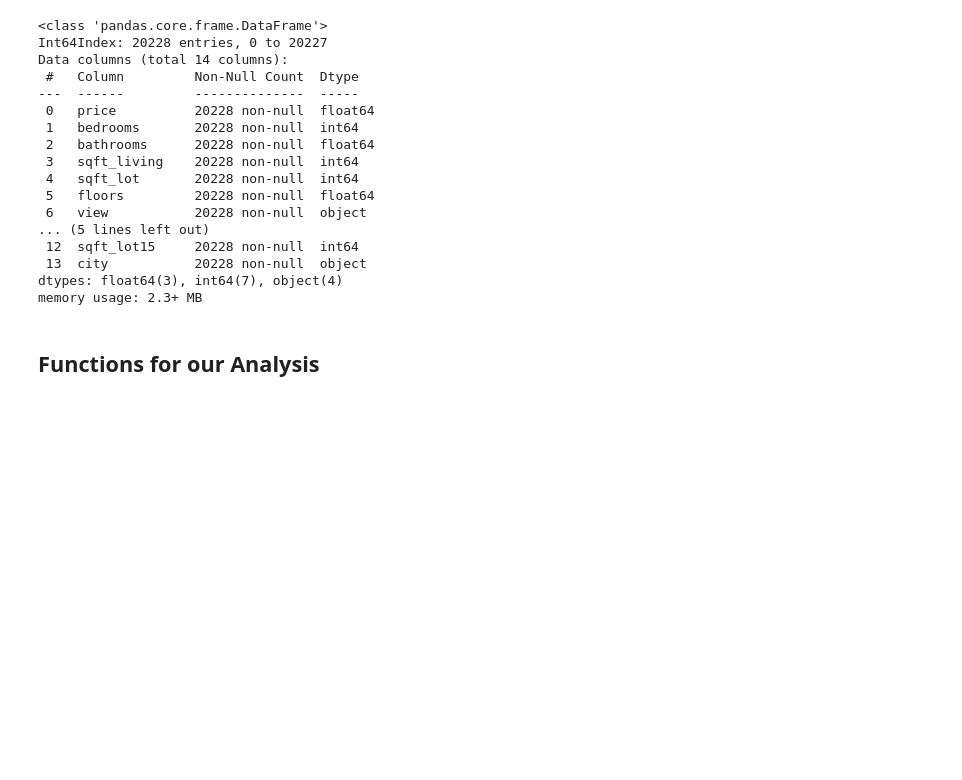
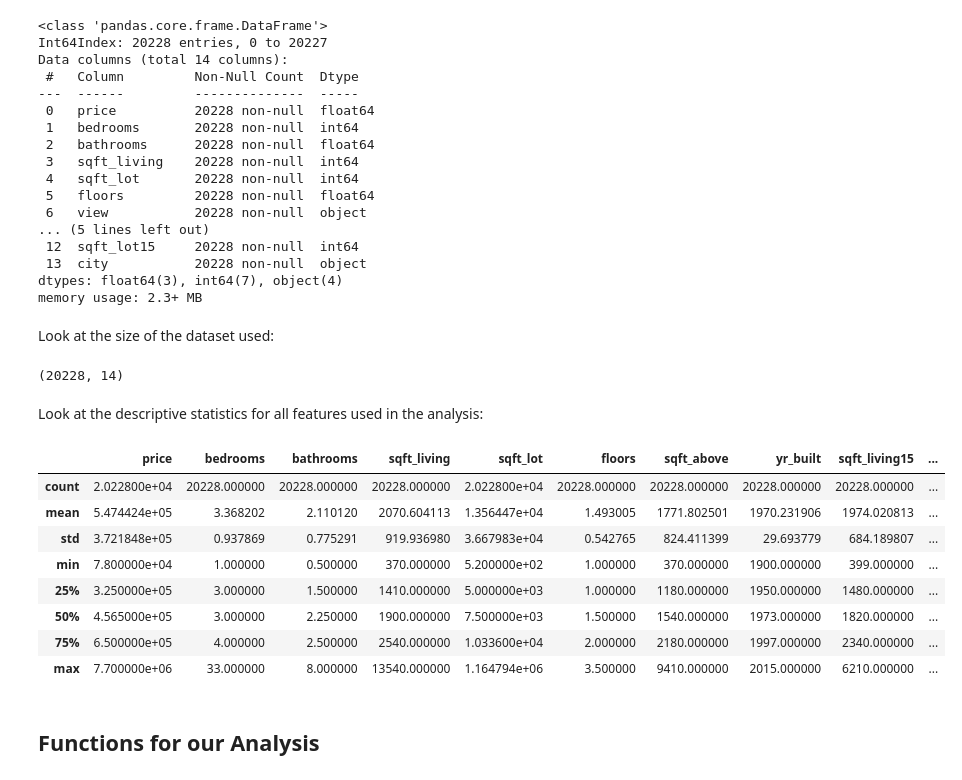
Before and after one commit to aliceagrawal/King-County-House-Sales, a Jupyter notebook: Modeling and Visualizations.ipynb, the cells around one changed output. Saved outputs shown, nothing was run; the diff lists cells and outputs as text; code cells hidden in the pictures; blank space fills up the shorter version.

```diff
--- a/Modeling and Visualizations.ipynb
+++ b/Modeling and Visualizations.ipynb
@@ -51,6 +58,26 @@ Data columns (total 14 columns):
  13  city           20228 non-null  object
 dtypes: float64(3), int64(7), object(4)
 memory usage: 2.3+ MB
+# %% [markdown]
+Look at the size of the dataset used:
+# %%
+merged_king_data.shape
+# %% [output]
+(20228, 14)
+# %% [markdown]
+Look at the descriptive statistics for all features used in the analysis:
+# %%
+merged_king_data.describe()
+# %% [output]
+|  | price | bedrooms | bathrooms | sqft_living | sqft_lot | floors | sqft_above | yr_built | sqft_living15 | ... |
+| count | 2.022800e+04 | 20228.000000 | 20228.000000 | 20228.000000 | 2.022800e+04 | 20228.000000 | 20228.000000 | 20228.000000 | 20228.000000 | ... |
+| mean | 5.474424e+05 | 3.368202 | 2.110120 | 2070.604113 | 1.356447e+04 | 1.493005 | 1771.802501 | 1970.231906 | 1974.020813 | ... |
+| std | 3.721848e+05 | 0.937869 | 0.775291 | 919.936980 | 3.667983e+04 | 0.542765 | 824.411399 | 29.693779 | 684.189807 | ... |
+| min | 7.800000e+04 | 1.000000 | 0.500000 | 370.000000 | 5.200000e+02 | 1.000000 | 370.000000 | 1900.000000 | 399.000000 | ... |
+| 25% | 3.250000e+05 | 3.000000 | 1.500000 | 1410.000000 | 5.000000e+03 | 1.000000 | 1180.000000 | 1950.000000 | 1480.000000 | ... |
+| 50% | 4.565000e+05 | 3.000000 | 2.250000 | 1900.000000 | 7.500000e+03 | 1.500000 | 1540.000000 | 1973.000000 | 1820.000000 | ... |
+| 75% | 6.500000e+05 | 4.000000 | 2.500000 | 2540.000000 | 1.033600e+04 | 2.000000 | 2180.000000 | 1997.000000 | 2340.000000 | ... |
+| max | 7.700000e+06 | 33.000000 | 8.000000 | 13540.000000 | 1.164794e+06 | 3.500000 | 9410.000000 | 2015.000000 | 6210.000000 | ... |
 # %% [markdown]
 ## Functions for our Analysis
 # %%
```
Also changed, not shown: parts of 11 cells of this notebook, 2 other files.
